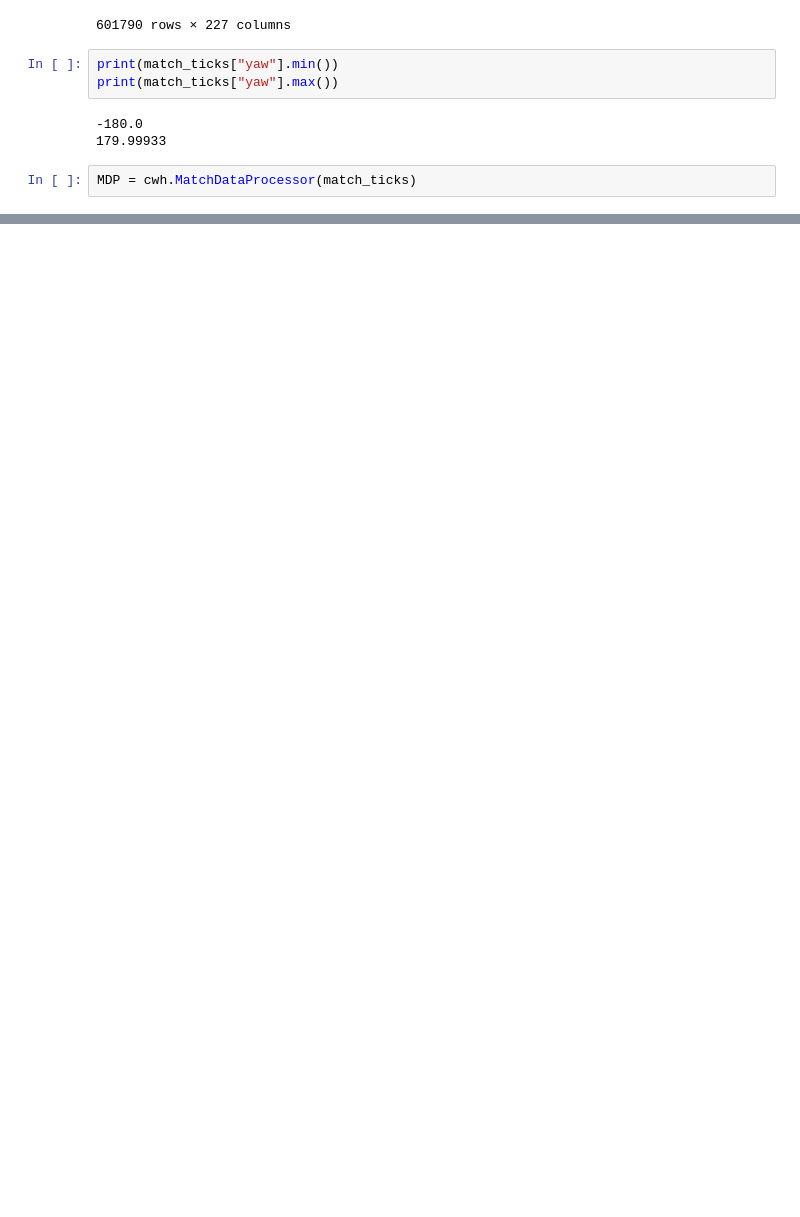
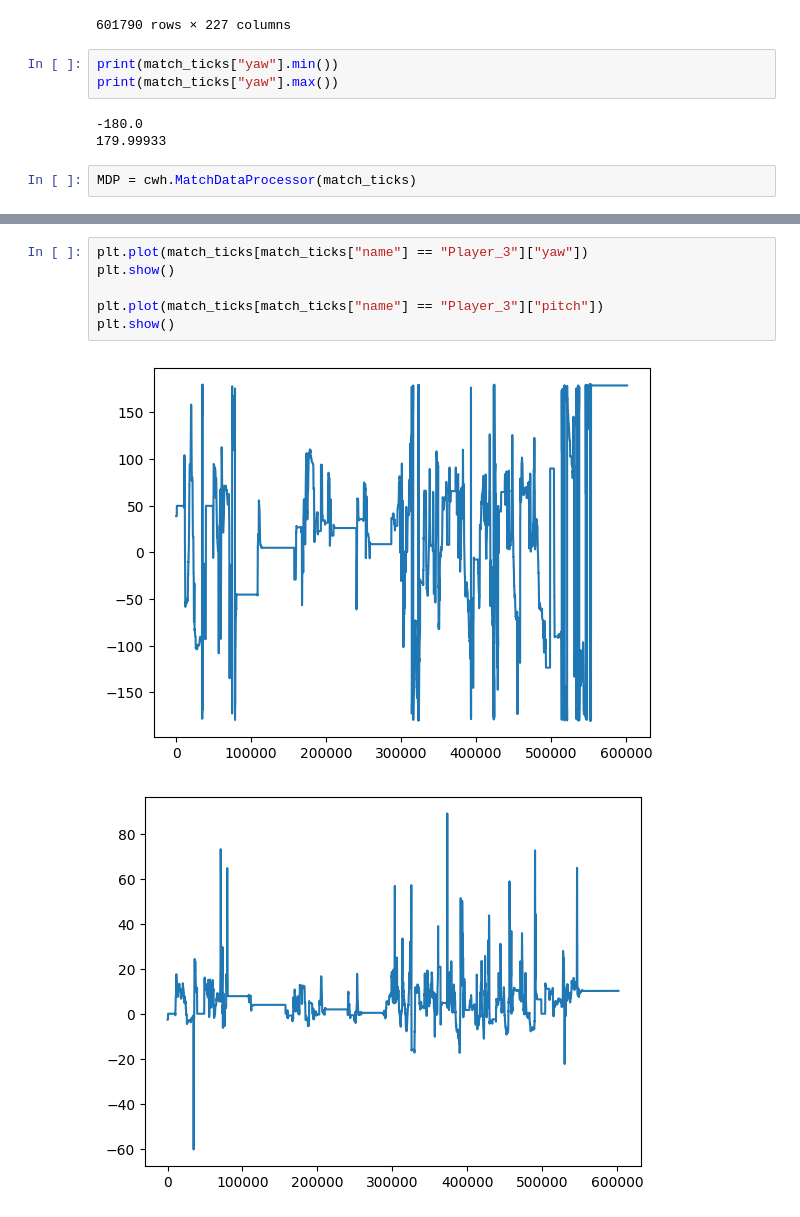
Before and after one commit to Pinkvinus/CS2_cheat_detection, a Jupyter notebook: Data_Conversion_Pipeline/pipeline_dev.ipynb, the cells around one changed output, grey strips where cells are left out. Cells and saved outputs as stored; diff of their text form; blank space fills up the shorter version.

```diff
--- a/Data_Conversion_Pipeline/pipeline_dev.ipynb
+++ b/Data_Conversion_Pipeline/pipeline_dev.ipynb
@@ -124,0 +154,9 @@ context_window
+# %%
+plt.plot(match_ticks[match_ticks["name"] == "Player_3"]["yaw"])
+plt.show()
+
+plt.plot(match_ticks[match_ticks["name"] == "Player_3"]["pitch"])
+plt.show()
+# %% [output]
+[figure, added]
+[figure, added]
```
Also changed, not shown: parts of 3 cells of this notebook, 1 other file.
